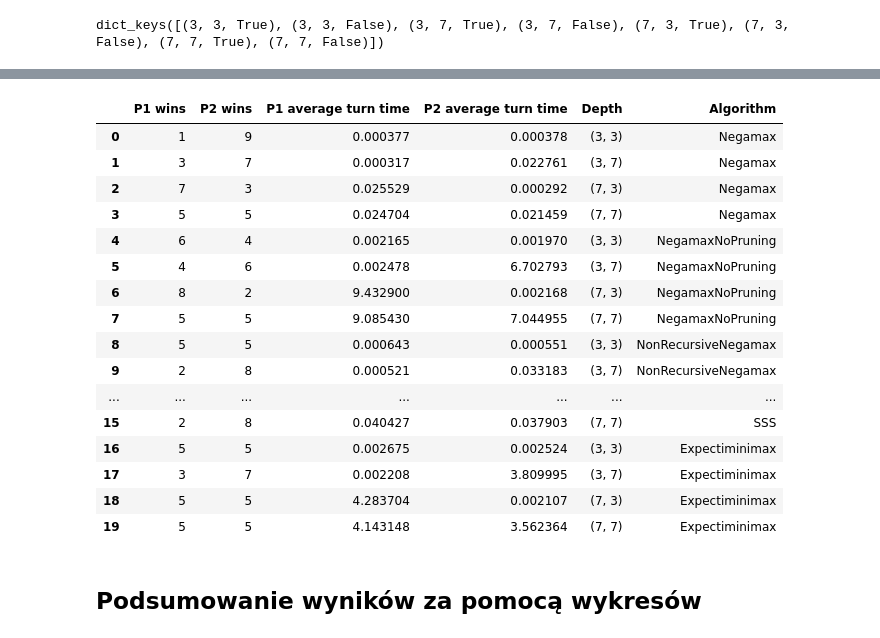
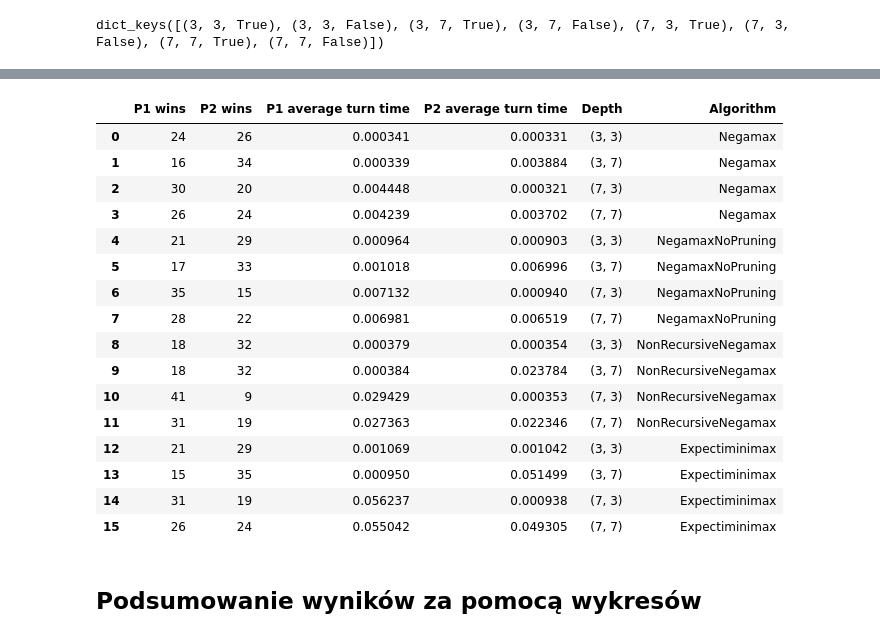
Before and after one commit to Eniterusx/inteligencja-obliczeniowa, a Jupyter notebook: lab1/script.ipynb, the cells around one changed output, grey strips where cells are left out. Cells and saved outputs as stored; diff of their text form; code cells hidden in the pictures.

```diff
--- a/lab1/script.ipynb
+++ b/lab1/script.ipynb
@@ -78,21 +78,21 @@ results = {}
 
 depths = [3, 7]
 deterministic = [True, False]
-game_amount = 10
+game_amount = 50
 
 for d1, d2 in tqdm([(d1, d2) for d1 in depths for d2 in depths], desc="Processing depths"):
     for det in tqdm(deterministic, desc="Processing deterministic"):
         # print(f"depth1: {d1}, depth2: {d2} deterministic: {det}")
 
-        # Play 10 games and track the results
+        # Play 50 games and track the results
         p1_wins = 0
         p2_wins = 0
         p1_avg_time = 0
         p2_avg_time = 0
 
         for x in tqdm(range(game_amount), desc="Playing games"):
-            ai = Negamax(d1)
-            ai2 = Negamax(d2)
+            ai = Negamax(d1, tt=TranspositionTable())
+            ai2 = Negamax(d2, tt=TranspositionTable())
             game = Nim(players=[AI_Player(ai), AI_Player(ai2)],
                     deterministic=det,
                     piles=[5,5,5,5])
@@ -123,21 +125,21 @@ results = {}
 
 depths = [3, 7]
 deterministic = [True, False]
-game_amount = 10
+game_amount = 50
 
 for d1, d2 in tqdm([(d1, d2) for d1 in depths for d2 in depths], desc="Processing depths"):
     for det in tqdm(deterministic, desc="Processing deterministic"):
         # print(f"depth1: {d1}, depth2: {d2} deterministic: {det}")
 
-        # Play 10 games and track the results
+        # Play 50 games and track the results
         p1_wins = 0
         p2_wins = 0
         p1_avg_time = 0
         p2_avg_time = 0
 
         for x in tqdm(range(game_amount), desc="Playing games"):
-            ai = NegamaxNoPruning(d1)
-            ai2 = NegamaxNoPruning(d2)
+            ai = NegamaxNoPruning(d1, tt=TranspositionTable())
+            ai2 = NegamaxNoPruning(d2, tt=TranspositionTable())
             game = Nim(players=[AI_Player(ai), AI_Player(ai2)],
                     deterministic=det,
                     piles=[5,5,5,5])
@@ -167,21 +171,21 @@ results = {}
 
 depths = [3, 7]
 deterministic = [True, False]
-game_amount = 10
+game_amount = 50
 
 for d1, d2 in tqdm([(d1, d2) for d1 in depths for d2 in depths], desc="Processing depths"):
     for det in tqdm(deterministic, desc="Processing deterministic"):
         # print(f"depth1: {d1}, depth2: {d2} deterministic: {det}")
 
-        # Play 10 games and track the results
+        # Play 50 games and track the results
         p1_wins = 0
         p2_wins = 0
         p1_avg_time = 0
         p2_avg_time = 0
 
         for x in tqdm(range(game_amount), desc="Playing games"):
-            ai = NonRecursiveNegamax(d1)
-            ai2 = NonRecursiveNegamax(d2)
+            ai = NonRecursiveNegamax(d1, tt=TranspositionTable())
+            ai2 = NonRecursiveNegamax(d2, tt=TranspositionTable())
             game = Nim(players=[AI_Player(ai), AI_Player(ai2)],
                     deterministic=det,
                     piles=[5,5,5,5])
@@ -268,21 +228,21 @@ results = {}
 
 depths = [3, 7]
 deterministic = [True, False]
-game_amount = 10
+game_amount = 50
 
 for d1, d2 in tqdm([(d1, d2) for d1 in depths for d2 in depths], desc="Processing depths"):
     for det in tqdm(deterministic, desc="Processing deterministic"):
         # print(f"depth1: {d1}, depth2: {d2} deterministic: {det}")
 
-        # Play 10 games and track the results
+        # Play 50 games and track the results
         p1_wins = 0
         p2_wins = 0
         p1_avg_time = 0
         p2_avg_time = 0
 
         for x in tqdm(range(game_amount), desc="Playing games"):
-            ai = Expectiminimax(d1)
-            ai2 = Expectiminimax(d2)
+            ai = Expectiminimax(d1, tt=TranspositionTable())
+            ai2 = Expectiminimax(d2, tt=TranspositionTable())
             game = Nim(players=[AI_Player(ai), AI_Player(ai2)],
                     deterministic=det,
                     piles=[5,5,5,5])
@@ -372,31 +331,30 @@ df_deterministic
 # %%
 # Append all non-deterministic dataframes together
 df_non_deterministic = pd.concat([prepare_dataframe(negamax_results, False, "Negamax"),
                 prepare_dataframe(negamax_no_pruning_results, False, "NegamaxNoPruning"),
                 prepare_dataframe(non_recursive_negamax_results, False, "NonRecursiveNegamax"),
-                prepare_dataframe(sss_results, False, "SSS"),
                 prepare_dataframe(expectiminimax_results, False, "Expectiminimax")])
 
 df_non_deterministic.reset_index(drop=True, inplace=True)
 df_non_deterministic
 # %% [output]
 |  | P1 wins | P2 wins | P1 average turn time | P2 average turn time | Depth | Algorithm |
-| 0 | 1 | 9 | 0.000377 | 0.000378 | (3, 3) | Negamax |
-| 1 | 3 | 7 | 0.000317 | 0.022761 | (3, 7) | Negamax |
-| 2 | 7 | 3 | 0.025529 | 0.000292 | (7, 3) | Negamax |
-| 3 | 5 | 5 | 0.024704 | 0.021459 | (7, 7) | Negamax |
-| 4 | 6 | 4 | 0.002165 | 0.001970 | (3, 3) | NegamaxNoPruning |
-| 5 | 4 | 6 | 0.002478 | 6.702793 | (3, 7) | NegamaxNoPruning |
-| 6 | 8 | 2 | 9.432900 | 0.002168 | (7, 3) | NegamaxNoPruning |
-| 7 | 5 | 5 | 9.085430 | 7.044955 | (7, 7) | NegamaxNoPruning |
-| 8 | 5 | 5 | 0.000643 | 0.000551 | (3, 3) | NonRecursiveNegamax |
-| 9 | 2 | 8 | 0.000521 | 0.033183 | (3, 7) | NonRecursiveNegamax |
-| ... | ... | ... | ... | ... | ... | ... |
-| 15 | 2 | 8 | 0.040427 | 0.037903 | (7, 7) | SSS |
-| 16 | 5 | 5 | 0.002675 | 0.002524 | (3, 3) | Expectiminimax |
-| 17 | 3 | 7 | 0.002208 | 3.809995 | (3, 7) | Expectiminimax |
-| 18 | 5 | 5 | 4.283704 | 0.002107 | (7, 3) | Expectiminimax |
-| 19 | 5 | 5 | 4.143148 | 3.562364 | (7, 7) | Expectiminimax |
+| 0 | 24 | 26 | 0.000341 | 0.000331 | (3, 3) | Negamax |
+| 1 | 16 | 34 | 0.000339 | 0.003884 | (3, 7) | Negamax |
+| 2 | 30 | 20 | 0.004448 | 0.000321 | (7, 3) | Negamax |
+| 3 | 26 | 24 | 0.004239 | 0.003702 | (7, 7) | Negamax |
+| 4 | 21 | 29 | 0.000964 | 0.000903 | (3, 3) | NegamaxNoPruning |
+| 5 | 17 | 33 | 0.001018 | 0.006996 | (3, 7) | NegamaxNoPruning |
+| 6 | 35 | 15 | 0.007132 | 0.000940 | (7, 3) | NegamaxNoPruning |
+| 7 | 28 | 22 | 0.006981 | 0.006519 | (7, 7) | NegamaxNoPruning |
+| 8 | 18 | 32 | 0.000379 | 0.000354 | (3, 3) | NonRecursiveNegamax |
+| 9 | 18 | 32 | 0.000384 | 0.023784 | (3, 7) | NonRecursiveNegamax |
+| 10 | 41 | 9 | 0.029429 | 0.000353 | (7, 3) | NonRecursiveNegamax |
+| 11 | 31 | 19 | 0.027363 | 0.022346 | (7, 7) | NonRecursiveNegamax |
+| 12 | 21 | 29 | 0.001069 | 0.001042 | (3, 3) | Expectiminimax |
+| 13 | 15 | 35 | 0.000950 | 0.051499 | (3, 7) | Expectiminimax |
+| 14 | 31 | 19 | 0.056237 | 0.000938 | (7, 3) | Expectiminimax |
+| 15 | 26 | 24 | 0.055042 | 0.049305 | (7, 7) | Expectiminimax |
 # %%
 # Convert to csv
 df_deterministic.to_csv("results/deterministic.csv", index=False, sep=";")
```
Also changed, not shown: parts of 14 cells of this notebook, 7 other files.
